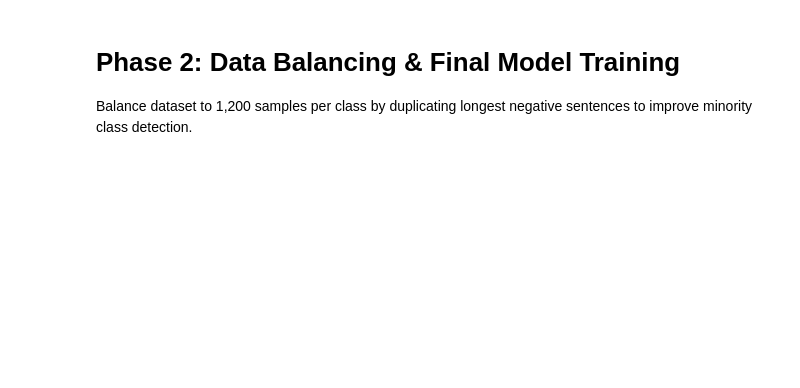
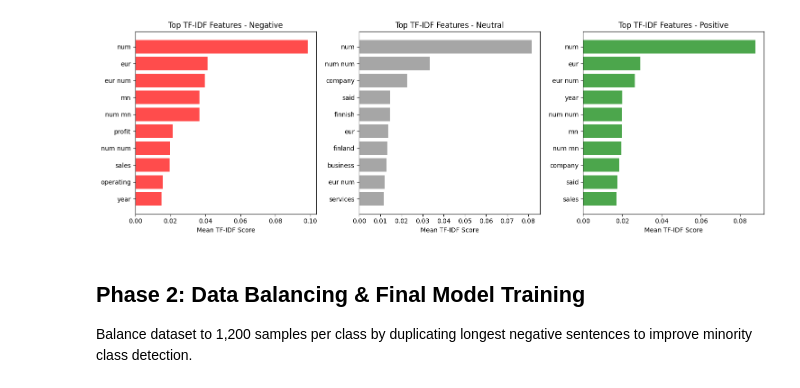
Before and after one commit to biplovgautam/nepali-sentiment-analysis, a Jupyter notebook: utils/tokenize_vectorize_train.ipynb, the cells around one changed output. Cells and saved outputs as stored; diff of their text form; code cells hidden in the pictures; blank space fills up the shorter version.

Commit message:
changes in visualizations

```diff
--- a/utils/tokenize_vectorize_train.ipynb
+++ b/utils/tokenize_vectorize_train.ipynb
@@ -157,5 +132,37 @@ Per-class F1-scores:
+# %%
+# TF-IDF Feature Analysis Visualization
+fig, axes = plt.subplots(1, 3, figsize=(15, 5))
+
+# Get top TF-IDF features for each class
+for idx, sentiment in enumerate(['negative', 'neutral', 'positive']):
+    # Get texts for this class
+    sentiment_mask = y_train == sentiment
+    sentiment_texts = X_train[sentiment_mask]
+
+    # Transform and get mean TF-IDF scores
+    sentiment_tfidf = tfidf_vectorizer.transform(sentiment_texts)
+    mean_scores = sentiment_tfidf.mean(axis=0).A1
+
+    # Get top 10 features
+    top_indices = np.argsort(mean_scores)[-10:][::-1]
+    top_features = [feature_names[i] for i in top_indices]
+    top_scores = [mean_scores[i] for i in top_indices]
+
+    # Plot
+    axes[idx].barh(range(len(top_features)), top_scores,
+                   color=['red', 'gray', 'green'][idx], alpha=0.7)
+    axes[idx].set_yticks(range(len(top_features)))
+    axes[idx].set_yticklabels(top_features)
+    axes[idx].set_title(f'Top TF-IDF Features - {sentiment.capitalize()}')
+    axes[idx].set_xlabel('Mean TF-IDF Score')
+    axes[idx].invert_yaxis()
+
+plt.tight_layout()
+plt.show()
+# %% [output]
+[figure, added]
 # %% [markdown]
-# Phase 2: Data Balancing & Final Model Training
+## Phase 2: Data Balancing & Final Model Training
 
 Balance dataset to 1,200 samples per class by duplicating longest negative sentences to improve minority class detection.
 # %%
```
Also changed, not shown: parts of 22 cells of this notebook, 9 other files.
